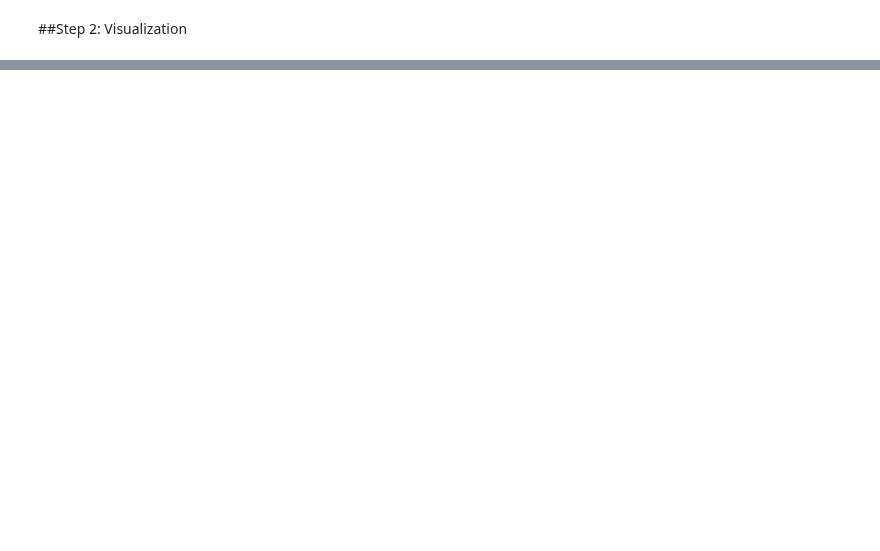
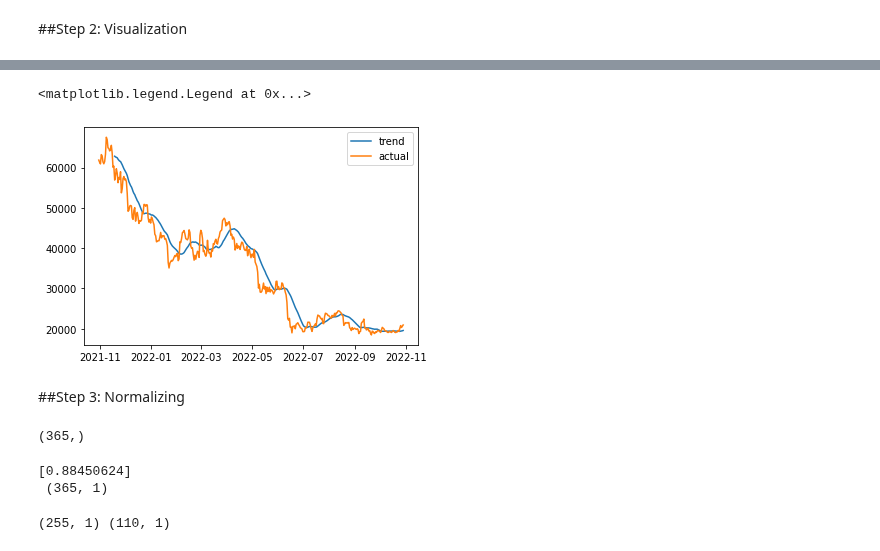
Before and after one commit to huy2212/bitcoin_price_prediction, a Jupyter notebook: XG_BOOST.ipynb, the cells around one changed output, grey strips where cells are left out. Saved outputs shown, nothing was run; the diff lists cells and outputs as text; code cells hidden in the pictures; blank space fills up the shorter version.

```diff
--- a/XG_BOOST.ipynb
+++ b/XG_BOOST.ipynb
@@ -35,0 +62,29 @@ df.head()
+# %%
+#See the trend of the data
+plt.plot(df['date'], df['close'].rolling(20).mean(), label= 'trend')
+plt.plot(df['date'], df['close'], label= 'actual')
+plt.legend()
+# %% [output]
+<matplotlib.legend.Legend at 0x...>
+[figure, added]
+# %% [markdown]
+##Step 3: Normalizing
+# %%
+df_close = df['close']
+df_close.shape
+# %% [output]
+(365,)
+# %%
+scaler = MinMaxScaler(feature_range = (0, 1))
+df_close = scaler.fit_transform(np.array(df_close).reshape(-1, 1))
+print(df_close[0], "\n", df_close.shape)
+# %% [output]
+[0.88450624]
+ (365, 1)
+# %%
+train_size = int(df['close'].shape[0] * 0.7)
+test_size = int(df['close'].shape[0] - train_size)
+train_data, test_data = df_close[0:train_size, :], df_close[train_size:len(df_close),]
+print(train_data.shape, test_data.shape)
+# %% [output]
+(255, 1) (110, 1)
```
Also changed, not shown: parts of 8 cells of this notebook.
